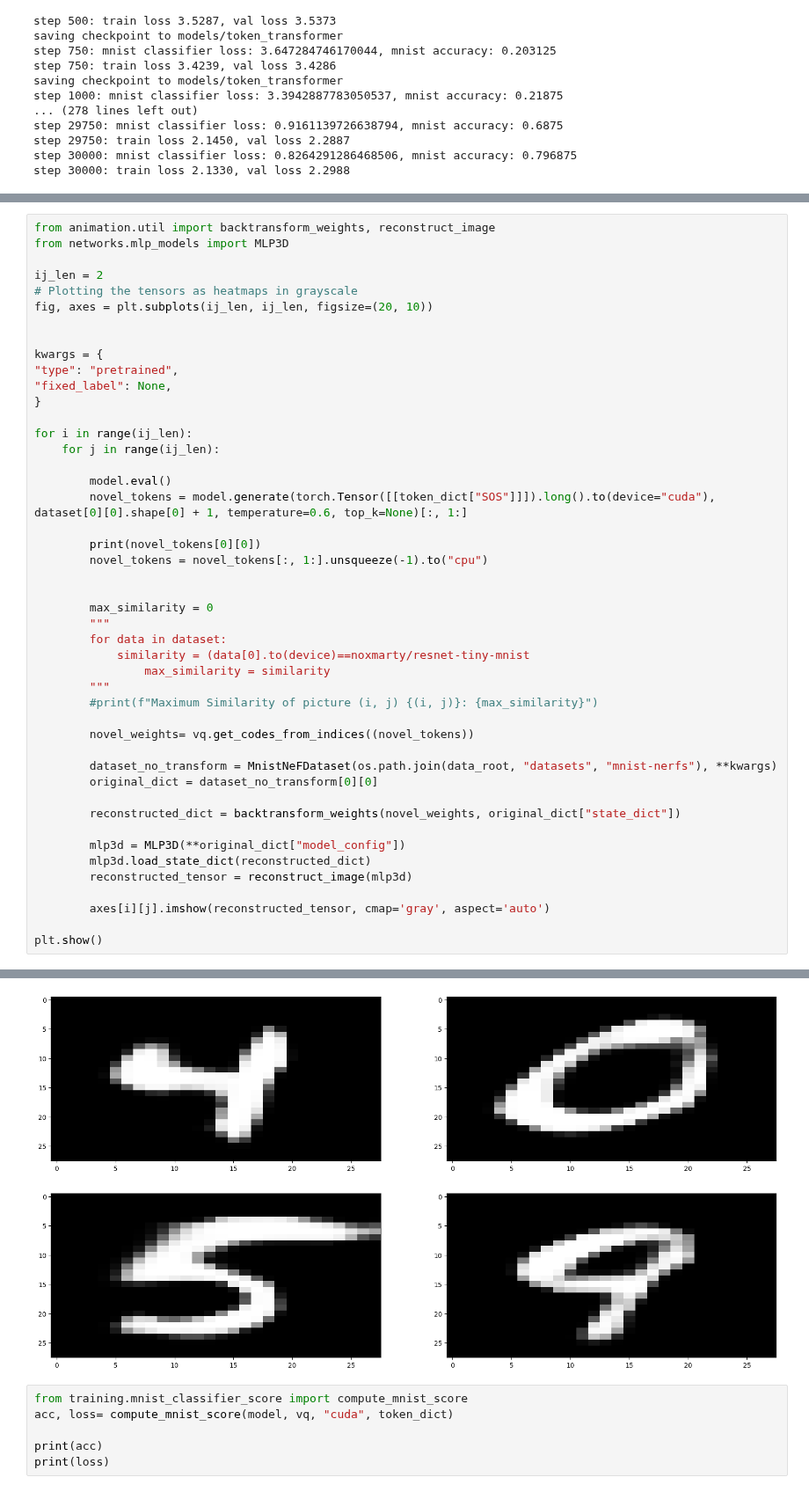
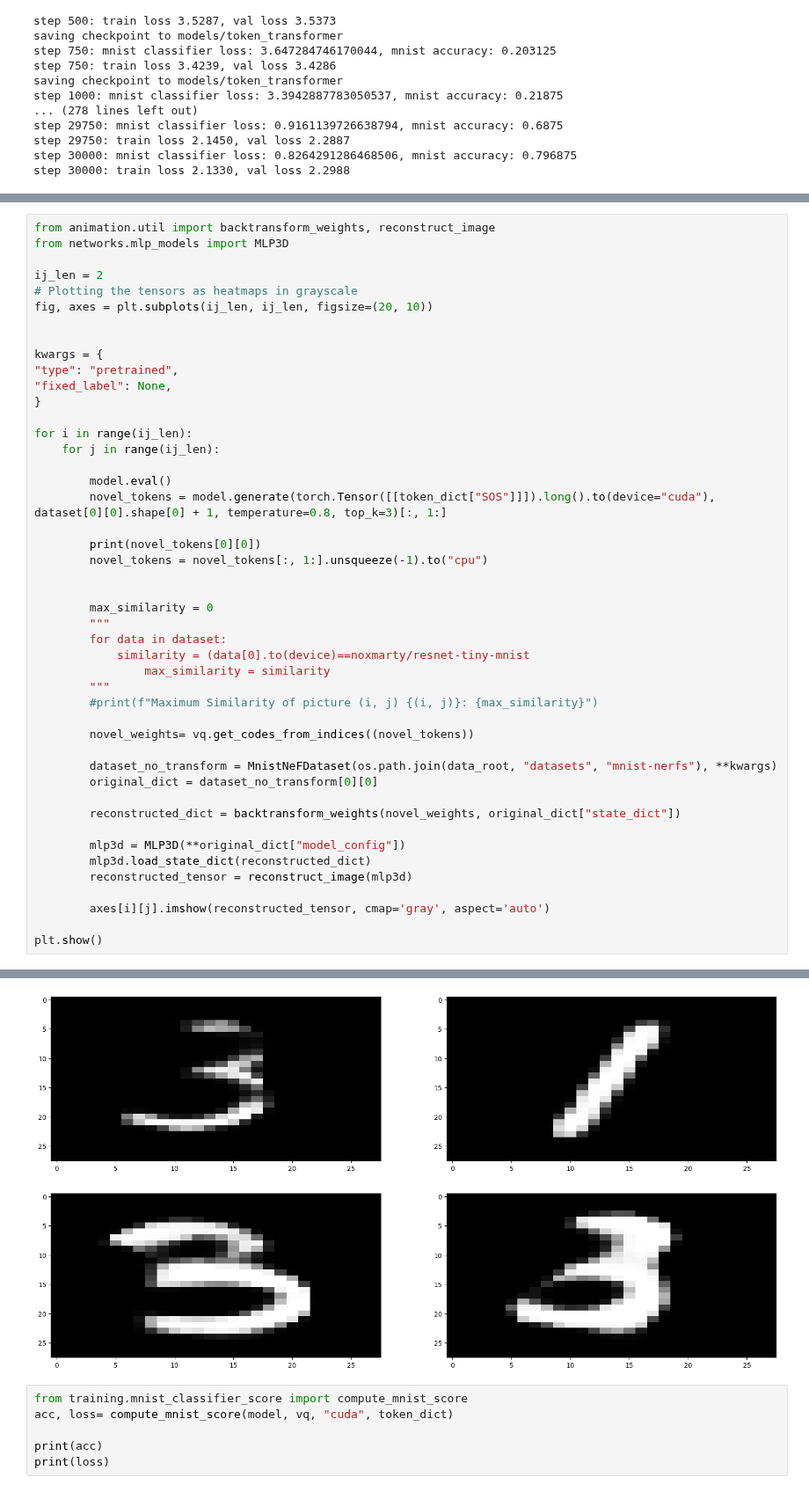
Before and after one commit to nef-gpt/adl4cv, a Jupyter notebook: naive_tokenized_approach.ipynb, the cells around one changed output, grey strips where cells are left out. Shown at 88% size. Saved outputs shown, nothing was run; the diff lists cells and outputs as text.

```diff
--- a/naive_tokenized_approach.ipynb
+++ b/naive_tokenized_approach.ipynb
@@ -258,7 +273,7 @@ for i in range(ij_len):
     for j in range(ij_len):
 
         model.eval()
-        novel_tokens = model.generate(torch.Tensor([[token_dict["SOS"]]]).long().to(device="cuda"), dataset[0][0].shape[0] + 1, temperature=0.6, top_k=None)[:, 1:]
+        novel_tokens = model.generate(torch.Tensor([[token_dict["SOS"]]]).long().to(device="cuda"), dataset[0][0].shape[0] + 1, temperature=0.8, top_k=3)[:, 1:]
 
         print(novel_tokens[0][0])
         novel_tokens = novel_tokens[:, 1:].unsqueeze(-1).to("cpu")
@@ -294,4 +309,4 @@ tensor(244, device='cuda:0')
-[figure, old version]
+[figure, new version]
 # %%
 from training.mnist_classifier_score import compute_mnist_score
 acc, loss= compute_mnist_score(model, vq, "cuda", token_dict)
```
Also changed, not shown: parts of 9 cells of this notebook, 10 other files.
